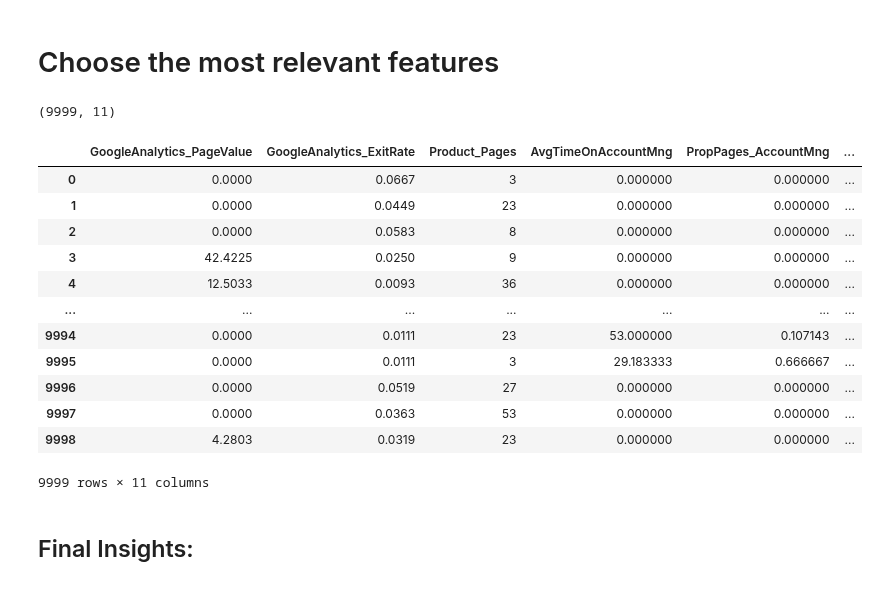
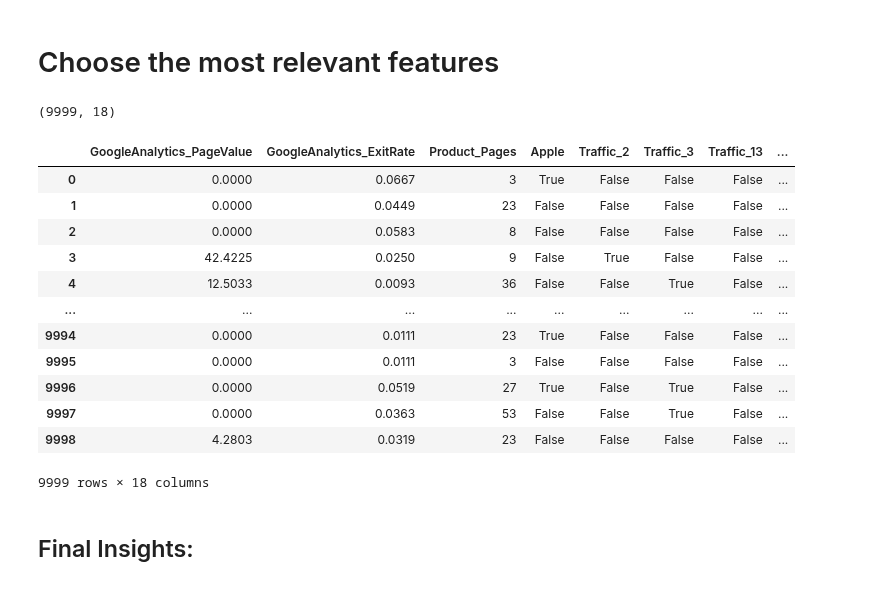
Before and after one commit to JohnnyCodess/Project-Machine-Learning, a Jupyter notebook: 202122 Fall AA Group60 Notebook-Copy1.ipynb, the cells around one changed output. Saved outputs shown, nothing was run; the diff lists cells and outputs as text; code cells hidden in the pictures.

```diff
--- a/202122 Fall AA Group60 Notebook-Copy1.ipynb
+++ b/202122 Fall AA Group60 Notebook-Copy1.ipynb
@@ -210,11 +222,6 @@ def create_new_variables(df):
     df['Apple'] = df['OS'].apply(lambda x: bool(1) if x == 'MacOSX' or x == 'iOS' else bool(0))
     df['Windows'] = df['OS'].apply(lambda x: bool(1) if x == 'Windows' else bool(0))
     df['Android'] = df['OS'].apply(lambda x: bool(1) if x == 'Android' else bool(0))
-
-    # Create binary variables for the most common countries
-    df['Portugal'] = df['Country'].apply(lambda x: bool(1) if x == 'Portugal' else bool(0))
-    df['Iberian_Peninsula'] = df['Country'].apply(lambda x: bool(1) if x == 'Portugal' or x == 'Spain' else bool(0))
-    df['Spain'] = df['Country'].apply(lambda x: bool(1) if x == 'Spain' else bool(0))
 
     # Create binary variables for type of visitors
     df['Returner'] = df['Type_of_Visitor'].apply(lambda x: bool(1) if x == 'Returner' else bool(0))
@@ -266,7 +273,9 @@ def create_new_variables(df):
     df['Browser'] = df['Browser'].apply(lambda x: 'Browser_' + str(x))
     browser = pd.DataFrame(pd.get_dummies(df['Browser'], drop_first = True, dtype=bool))
 
-    df = pd.concat((df,month,type_traffic,browser), axis=1)
+    country=pd.DataFrame(pd.get_dummies(df['Country'], drop_first = True, dtype=bool))
+
+    df = pd.concat((df,month,type_traffic,browser,country), axis=1)
 
     return df
 # %%
@@ -341,5 +331,14 @@ X_train_metric_scaled = pd.DataFrame(X_train_metric_scaled, columns = X_train_me
 # %% [markdown]
 # Feature Selection
+# %%
+# Subset of data including only the numerical features
+data_metric = data.select_dtypes(include=np.number).set_index(data.index)
+data_non_metric = data.select_dtypes(exclude=np.number).set_index(data.index)
+
+# Scale the data
+scaler = MinMaxScaler().fit(data_metric)
+
+data_metric_scaled = pd.DataFrame(scaler.transform(data_metric), columns = data_metric.columns).set_index(data.index)
 # %% [markdown]
 Filter Methods:
 # %%
@@ -430 +420,8 @@ skf = StratifiedKFold(n_splits=10)
+# %%
+# Define target variable
+data = techscape.drop(['Buy'], axis=1)
+target = techscape['Buy']
+
+# Create a Stratified KFold with 10 splits
+skf = StratifiedKFold(n_splits=3)
 # %%
@@ -816,6 +884,6 @@ chi_square_results['Count'] = count_chi_square_list
 
 chi_square_results.sort_values(by='Count', ascending=False, inplace = True)
 
-chi_square_results['Keep'] = chi_square_results['Count'].apply(lambda x: 'Yes' if x == 10 else 'No')
+chi_square_results['Keep'] = chi_square_results['Count'].apply(lambda x: 'Yes' if x == 3 else 'No')
 chi_square_results[chi_square_results['Keep'] == 'Yes']
 # %% [output]
@@ -840,37 +906,34 @@ chi_square_results[chi_square_results['Keep'] == 'Yes']
 # %% [markdown]
 # Choose the most relevant features
 # %%
-selected_variables = ['GoogleAnalytics_PageValue',
+selected_metric = ['GoogleAnalytics_PageValue',
                       'GoogleAnalytics_ExitRate',
-                      'Product_Pages',
-                      'AvgTimeOnAccountMng',
-                      'PropPages_AccountMng',
-                      'PropTime_FAQ',
-                      'Apple',
-                      'Dec',
-                      'Covid',
-                      'Windows',
-                      'New_Access']
+                      'Product_Pages'
+                  ]
+
+selected_non_metric= list(chi_square_results[chi_square_results['Keep'] == 'Yes'].index)
+
+selected_variables = selected_metric + selected_non_metric
 
 data_selected_features = data[selected_variables]
 
 print(data_selected_features.shape)
 data_selected_features
 # %% [output]
-(9999, 11)
+(9999, 18)
-|  | GoogleAnalytics_PageValue | GoogleAnalytics_ExitRate | Product_Pages | AvgTimeOnAccountMng | PropPages_AccountMng | ... |
-| 0 | 0.0000 | 0.0667 | 3 | 0.000000 | 0.000000 | ... |
-| 1 | 0.0000 | 0.0449 | 23 | 0.000000 | 0.000000 | ... |
-| 2 | 0.0000 | 0.0583 | 8 | 0.000000 | 0.000000 | ... |
-| 3 | 42.4225 | 0.0250 | 9 | 0.000000 | 0.000000 | ... |
-| 4 | 12.5033 | 0.0093 | 36 | 0.000000 | 0.000000 | ... |
-| ... | ... | ... | ... | ... | ... | ... |
-| 9994 | 0.0000 | 0.0111 | 23 | 53.000000 | 0.107143 | ... |
-| 9995 | 0.0000 | 0.0111 | 3 | 29.183333 | 0.666667 | ... |
-| 9996 | 0.0000 | 0.0519 | 27 | 0.000000 | 0.000000 | ... |
-| 9997 | 0.0000 | 0.0363 | 53 | 0.000000 | 0.000000 | ... |
-| 9998 | 4.2803 | 0.0319 | 23 | 0.000000 | 0.000000 | ... |
+|  | GoogleAnalytics_PageValue | GoogleAnalytics_ExitRate | Product_Pages | Apple | Traffic_2 | Traffic_3 | Traffic_13 | ... |
+| 0 | 0.0000 | 0.0667 | 3 | True | False | False | False | ... |
+| 1 | 0.0000 | 0.0449 | 23 | False | False | False | False | ... |
+| 2 | 0.0000 | 0.0583 | 8 | False | False | False | False | ... |
+| 3 | 42.4225 | 0.0250 | 9 | False | True | False | False | ... |
+| 4 | 12.5033 | 0.0093 | 36 | False | False | True | False | ... |
+| ... | ... | ... | ... | ... | ... | ... | ... | ... |
+| 9994 | 0.0000 | 0.0111 | 23 | True | False | False | False | ... |
+| 9995 | 0.0000 | 0.0111 | 3 | False | False | False | False | ... |
+| 9996 | 0.0000 | 0.0519 | 27 | True | False | True | False | ... |
+| 9997 | 0.0000 | 0.0363 | 53 | False | False | True | False | ... |
+| 9998 | 4.2803 | 0.0319 | 23 | False | False | False | False | ... |
-9999 rows × 11 columns
+9999 rows × 18 columns
 # %%
 #data_selected_features.describe().T
 # %% [markdown]
```
Also changed, not shown: parts of 35 cells of this notebook.
